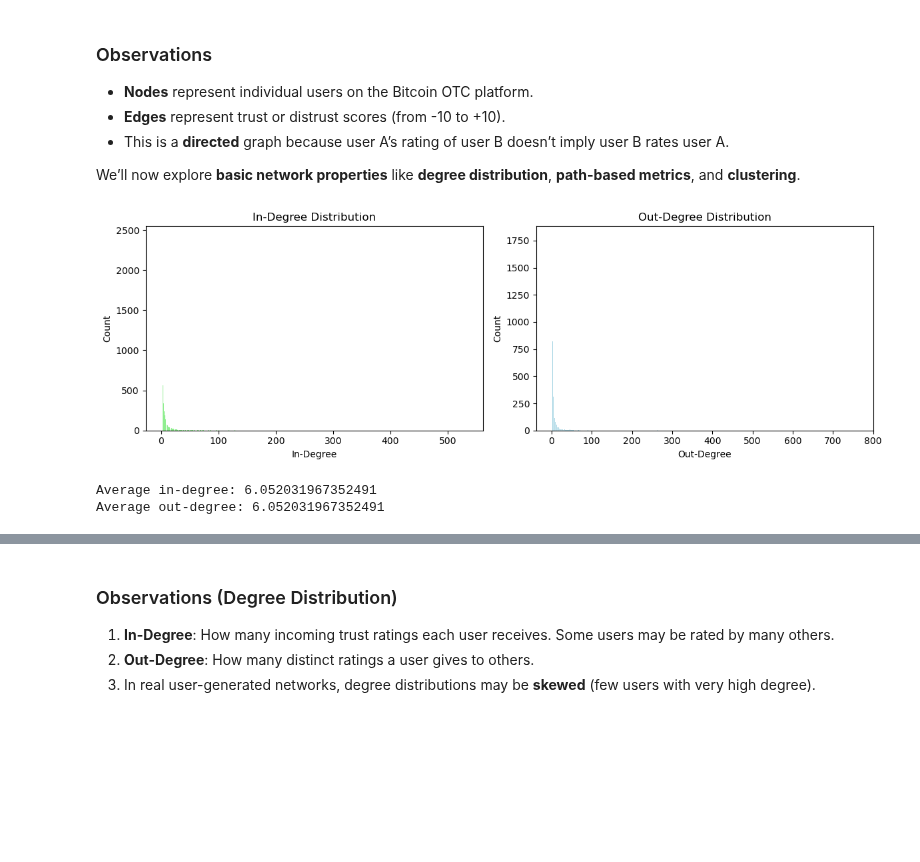
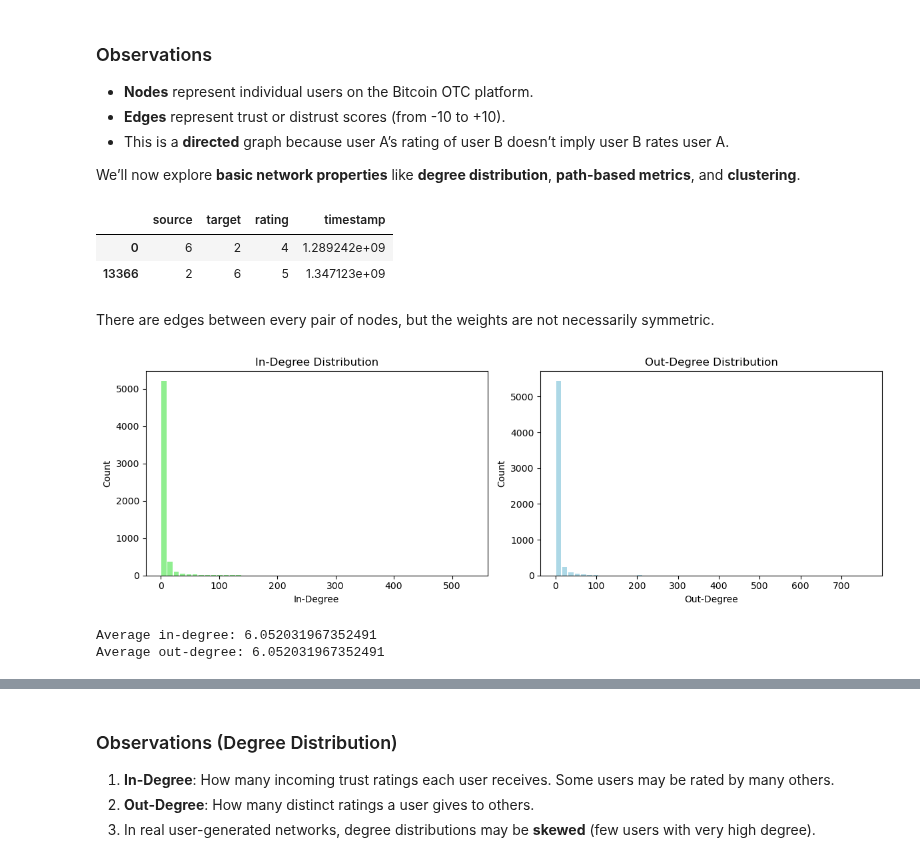
Before and after one commit to bgbg/ML-on-Graphs, a Jupyter notebook: 2_Basic_Network_Properties.ipynb, the cells around one changed output, grey strips where cells are left out. Saved outputs shown, nothing was run; the diff lists cells and outputs as text; code cells hidden in the pictures; blank space fills up the shorter version.

```diff
--- a/2_Basic_Network_Properties.ipynb
+++ b/2_Basic_Network_Properties.ipynb
@@ -408,3 +434,16 @@ print(f"Total weight of this shortest path: {path_length_weighted}")
 [figure]
 Shortest path (weighted) from X to U: ['X', 'Z', 'W', 'U']
 Total weight of this shortest path: 4.5
+# %%
+# add distance = 1 / weight
+distances = {(u, v): 1 / d["weight"] for u, v, d in WG.edges(data=True)}
+nx.set_edge_attributes(WG, distances, "distance")
+shortest_path_weighted = nx.shortest_path(
+    WG, source=source, target=target, weight="distance"
+)
+path_length_weighted = nx.shortest_path_length(
+    WG, source=source, target=target, weight="distance"
+)
+
+print(f"Shortest path (weighted) from {source} to {target}: {shortest_path_weighted}")
+print(f"Total weight of this shortest path: {path_length_weighted}")
@@ -786,0 +842,18 @@ Ellipsis
+# %%
+# sortest length distribution
+import random
+
+lengths = []
+n_failures = 0
+for _ in range(100_000):
+    source = random.choice(list(G.nodes()))
+    target = random.choice(list(G.nodes()))
+    if source != target:
+        try:
+            path = nx.shortest_path(G, source=source, target=target)
+            lengths.append(len(path) - 1)
+        except nx.NetworkXNoPath:
+            n_failures += 1
+
+length_counts = pd.Series(lengths).value_counts()
+print(f"length counts: {length_counts}")
@@ -801,7 +885,9 @@ import networkx as nx
 # Option 1: If your CSV file has no headers:
 #   - Use header=None and specify column names directly
 df = pd.read_csv(
-    csv_file_path, header=None, names=["source", "target", "rating", "timestamp"]
+    csv_file_path,
+    header=None,
+    names=["source", "target", "rating", "timestamp"],
 )
 
 # Option 2: If your CSV file does have headers but they are named differently:
@@ -833,35 +919,44 @@ Number of edges: 35592
 - This is a **directed** graph because user A’s rating of user B doesn’t imply user B rates user A.
 
 We’ll now explore **basic network properties** like **degree distribution**, **path-based metrics**, and **clustering**.
+# %%
+df
+sel_6_2 = (df["source"] == 6) & (df["target"] == 2)
+sel_2_6 = (df["source"] == 2) & (df["target"] == 6)
+df.loc[sel_6_2 | sel_2_6]
+# %% [output]
+|  | source | target | rating | timestamp |
+| 0 | 6 | 2 | 4 | 1.289242e+09 |
+| 13366 | 2 | 6 | 5 | 1.347123e+09 |
+# %% [markdown]
+There are edges between every pair of nodes, but the weights are not necessarily symmetric.
 # %%
 # In-degree and out-degree
 in_degrees = [val for (_, val) in G.in_degree()]
 out_degrees = [val for (_, val) in G.out_degree()]
 
 # Histograms
 plt.figure(figsize=(12, 4))
 
 plt.subplot(1, 2, 1)
-plt.hist(in_degrees, bins=range(0, max(in_degrees) + 1), color="lightgreen", rwidth=0.8)
+plt.hist(in_degrees, bins=50, color="lightgreen", rwidth=0.8)
 plt.title("In-Degree Distribution")
 plt.xlabel("In-Degree")
 plt.ylabel("Count")
 
 plt.subplot(1, 2, 2)
-plt.hist(
-    out_degrees, bins=range(0, max(out_degrees) + 1), color="lightblue", rwidth=0.8
-)
+plt.hist(out_degrees, bins=50, color="lightblue", rwidth=0.8)
 plt.title("Out-Degree Distribution")
 plt.xlabel("Out-Degree")
 plt.ylabel("Count")
 
 plt.tight_layout()
 plt.show()
 
 # Quick stats
 print("Average in-degree:", sum(in_degrees) / len(in_degrees))
 print("Average out-degree:", sum(out_degrees) / len(out_degrees))
 # %% [output]
-[figure, old version]
+[figure, new version]
 Average in-degree: 6.052031967352491
 Average out-degree: 6.052031967352491
```
Also changed, not shown: parts of 28 cells of this notebook.
